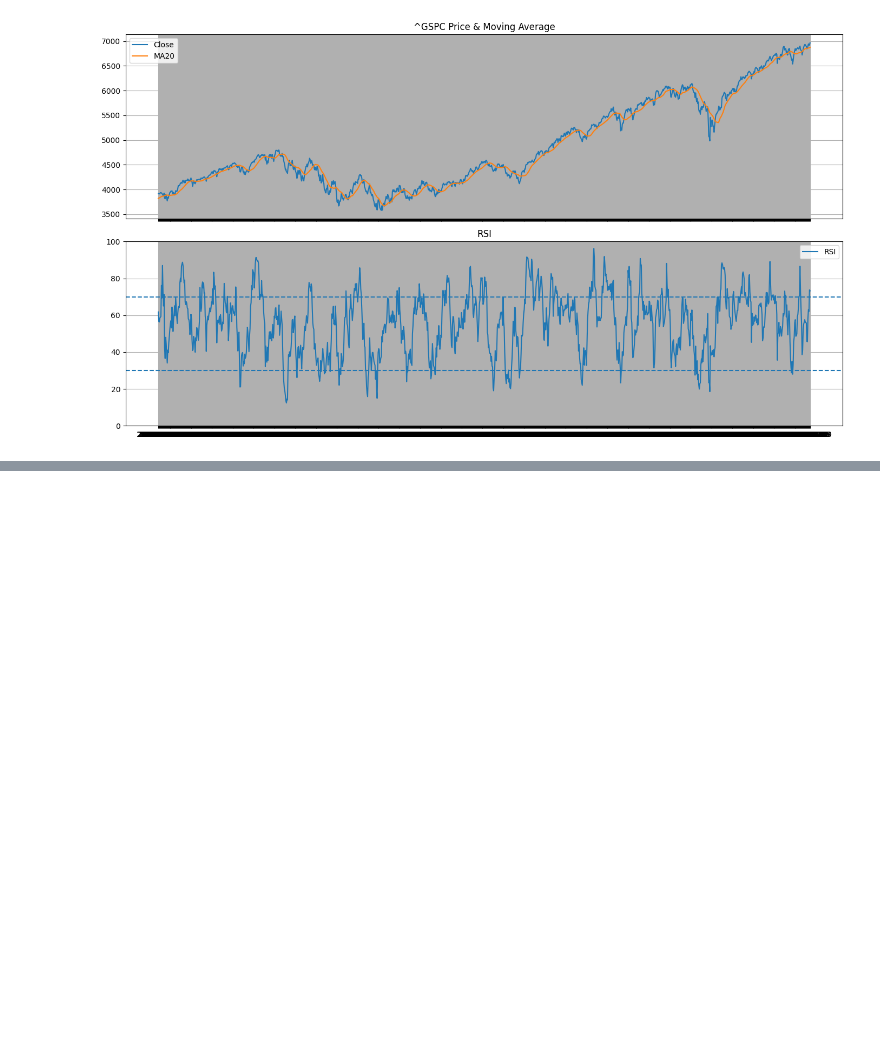
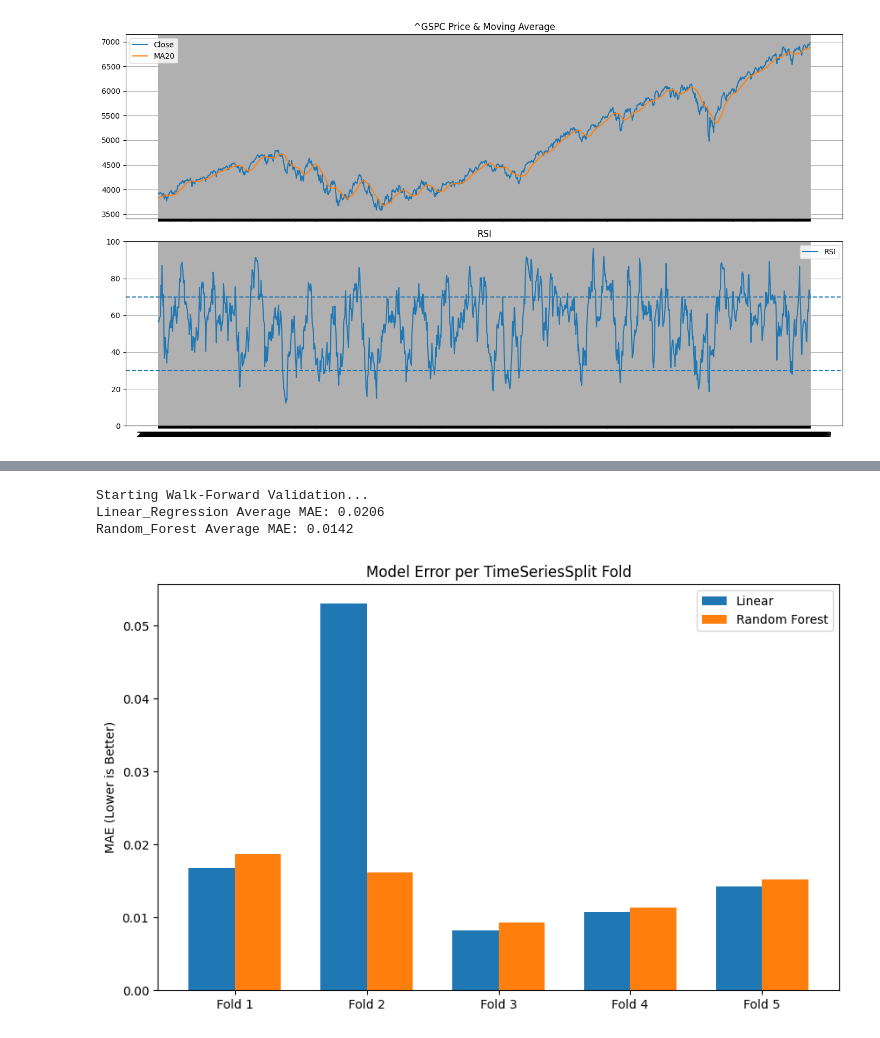
Before and after one commit to Pulkit320/Market_tracker_ML, a Jupyter notebook: notebooks/market-tracker.ipynb, the cells around one changed output, grey strips where cells are left out. Saved outputs shown, nothing was run; the diff lists cells and outputs as text; code cells hidden in the pictures; blank space fills up the shorter version.

```diff
--- a/notebooks/market-tracker.ipynb
+++ b/notebooks/market-tracker.ipynb
@@ -171,0 +215,65 @@ for ticker in tickers:
+# %%
+# Flatten for Scikit-Learn models
+X_flat = X.reshape(X.shape[0], -1)
+# Now shape is (4700, 180) because 60 * 3 = 180
+# %%
+from sklearn.model_selection import TimeSeriesSplit
+from sklearn.linear_model import LinearRegression
+from sklearn.ensemble import RandomForestRegressor
+from sklearn.metrics import mean_absolute_error, mean_squared_error
+import numpy as np
+
+# 1. Initialize TimeSeriesSplit
+tscv = TimeSeriesSplit(n_splits=5)
+
+# 2. Define the models to compare
+models = {
+    "Linear_Regression": LinearRegression(),
+    "Random_Forest": RandomForestRegressor(n_estimators=100, max_depth=10, random_state=42)
+}
+
+# 3. Storage for results
+performance_metrics = {name: [] for name in models.keys()}
+
+print("Starting Walk-Forward Validation...")
+
+# 4. Cross-Validation Loop
+for train_index, test_index in tscv.split(X_flat):
+    X_train, X_test = X_flat[train_index], X_flat[test_index]
+    y_train, y_test = y[train_index], y[test_index]
+
+    for name, model in models.items():
+        model.fit(X_train, y_train)
+        preds = model.predict(X_test)
+
+        # We use MAE (Mean Absolute Error) as it's easy to explain in your README
+        error = mean_absolute_error(y_test, preds)
+        performance_metrics[name].append(error)
+
+# 5. Final Comparison
+for name, errors in performance_metrics.items():
+    print(f"{name} Average MAE: {np.mean(errors):.4f}")
+# %% [output]
+Starting Walk-Forward Validation...
+Linear_Regression Average MAE: 0.0206
+Random_Forest Average MAE: 0.0142
+# %%
+def plot_cv_scores(performance_metrics):
+    labels = [f"Fold {i+1}" for i in range(len(next(iter(performance_metrics.values()))))]
+    x = np.arange(len(labels))
+    width = 0.35
+
+    fig, ax = plt.subplots(figsize=(10, 6))
+    ax.bar(x - width/2, performance_metrics['Linear_Regression'], width, label='Linear')
+    ax.bar(x + width/2, performance_metrics['Random_Forest'], width, label='Random Forest')
+
+    ax.set_ylabel('MAE (Lower is Better)')
+    ax.set_title('Model Error per TimeSeriesSplit Fold')
+    ax.set_xticks(x)
+    ax.set_xticklabels(labels)
+    ax.legend()
+    plt.show()
+# %%
+plot_cv_scores(performance_metrics)
+# %% [output]
+[figure, added]
```
Also changed, not shown: parts of 6 cells of this notebook.
